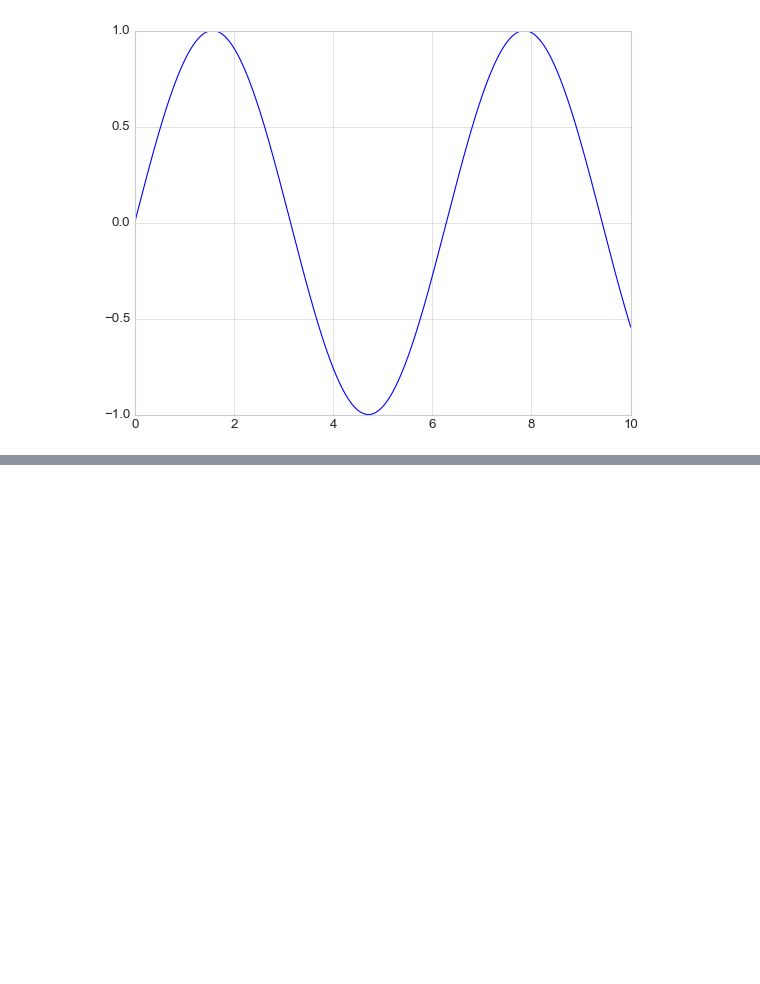
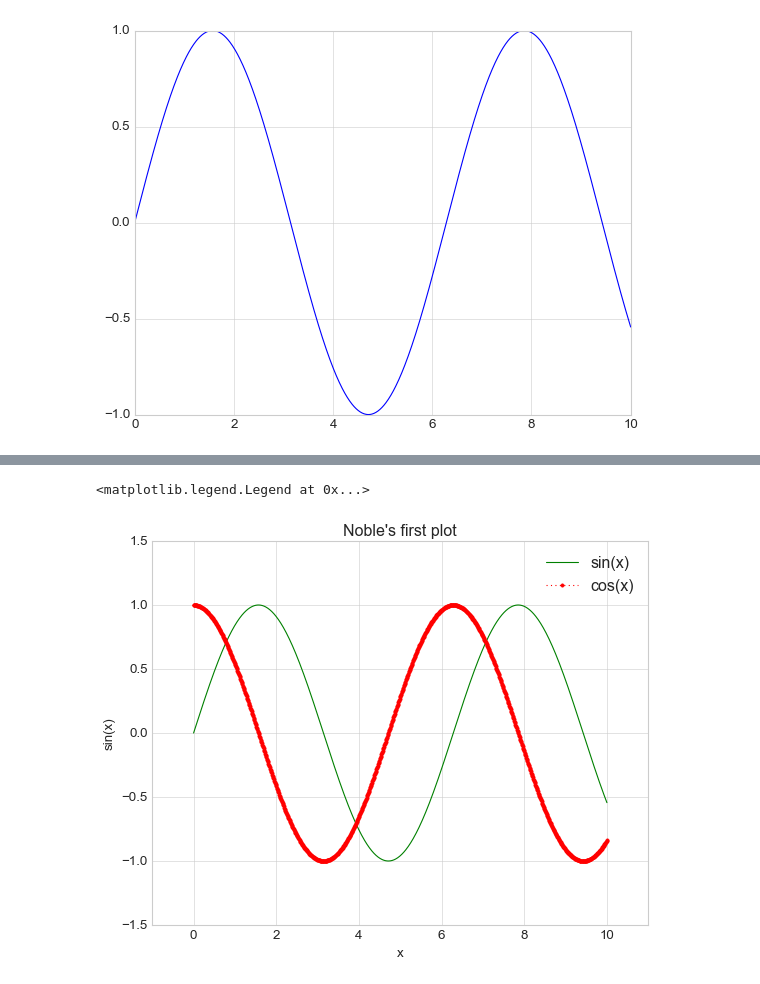
Before and after one commit to Mnoble-19/DataScienceHandBook, a Jupyter notebook: Chapter 4/Visualisations with matplotlib.ipynb, the cells around one changed output, grey strips where cells are left out. Drawn from its saved outputs; the diff is of its cells as text; code cells hidden in the pictures; blank space fills up the shorter version.

```diff
--- a/Chapter 4/Visualisations with matplotlib.ipynb
+++ b/Chapter 4/Visualisations with matplotlib.ipynb
@@ -59,0 +80,15 @@ ax.plot(x,np.sin(x))
+# %%
+##Changing limits
+plt.plot(x, np.sin(x), '-g', label="sin(x)")
+plt.plot(x, np.cos(x), ':.r', label="cos(x)")
+plt.xlim(-1, 11)
+plt.ylim(-1.5, 1.5)
+plt.axis([-1, 11, -1.5, 1.5])
+plt.title('Noble\'s first plot')
+plt.xlabel("x")
+plt.ylabel("sin(x)")
+
+plt.legend()
+# %% [output]
+<matplotlib.legend.Legend at 0x...>
+[figure, added]
```
Also changed, not shown: parts of 7 cells of this notebook.
